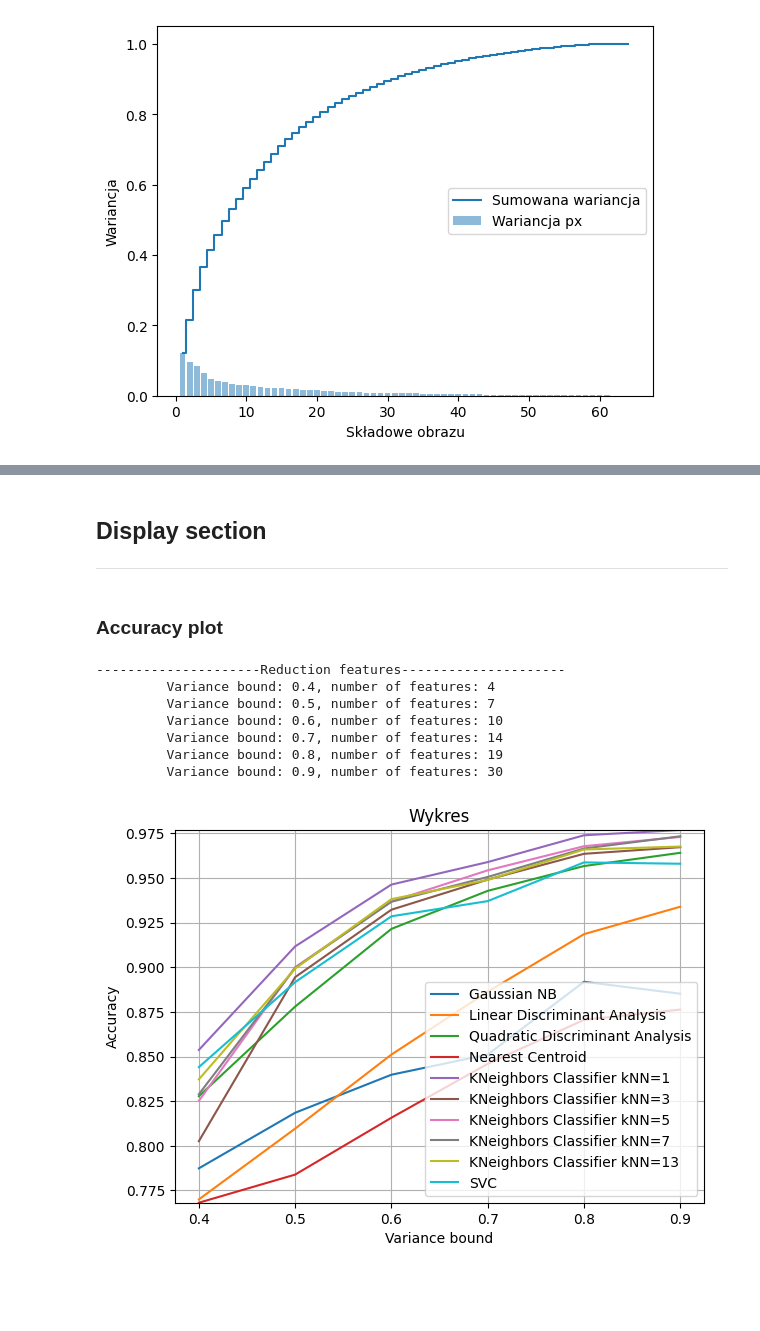
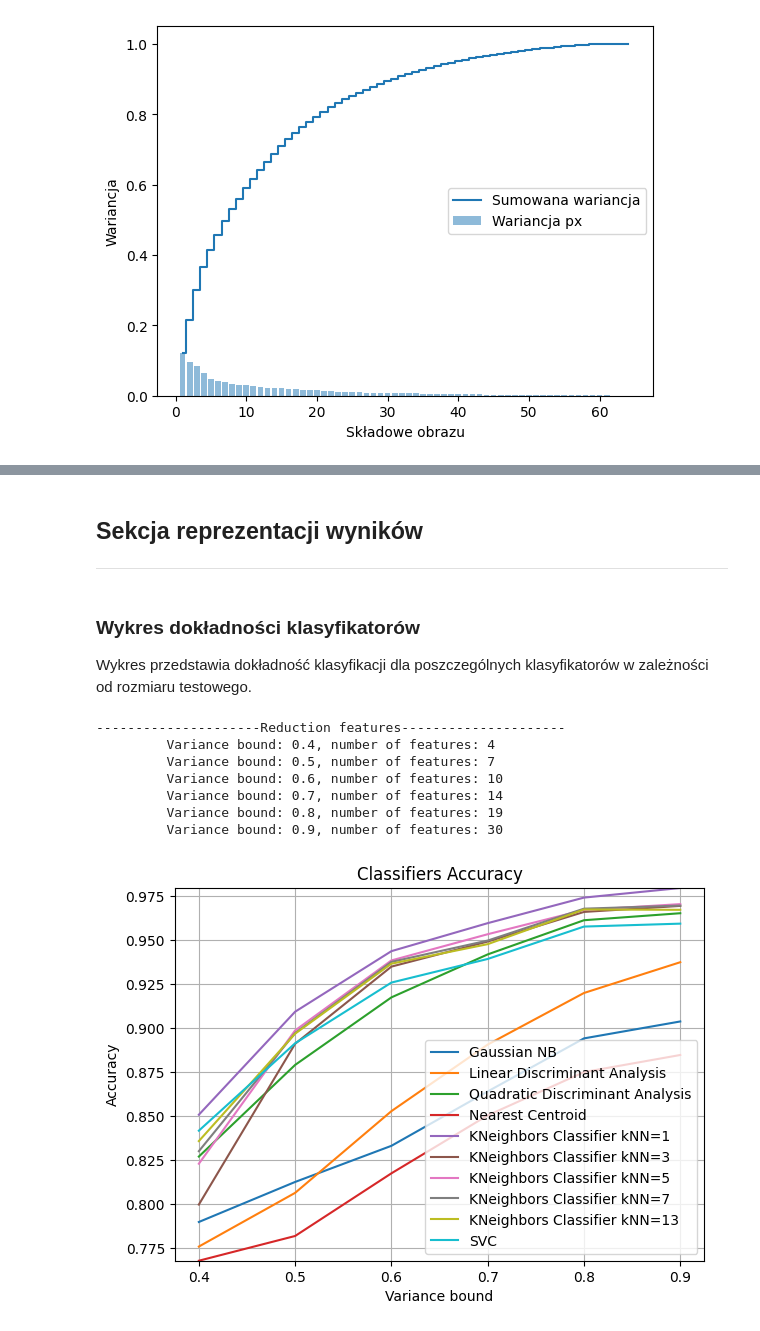
Before and after one commit to BezdzietnyAntoni/MachineLearning, a Jupyter notebook: Project/project_sheet.ipynb, the cells around one changed output, grey strips where cells are left out. Saved outputs shown, nothing was run; the diff lists cells and outputs as text; code cells hidden in the pictures; blank space fills up the shorter version.

```diff
--- a/Project/project_sheet.ipynb
+++ b/Project/project_sheet.ipynb
@@ -145,8 +158,9 @@ for i, t_size in enumerate(TEST_SIZE):
 # Normalize evaluation statistics
 accuracy_matrix /= N_ITER
 
+# Normalize confiusion matrix
 for i in range(confiusion_matrix.shape[0]):
     for j in range(confiusion_matrix.shape[1]):
-        confiusion_matrix[i,j,:,:] = np.round(normalize(confiusion_matrix[i,j,:,:]),2)
+        confiusion_matrix[i,j,:,:] = confiusion_matrix[i,j,:,:] / N_ITER
 # %% [output]
 ----------------------Test 1----------------------
@@ -201,7 +220,7 @@ from sklearn import metrics
 
 # Select display test size variant
 #disp_test_size = TEST_SIZE # Default, for display all confusion matrix
-disp_test_size = [TEST_SIZE[0], TEST_SIZE[-1]]
+disp_test_size = [TEST_SIZE[0], TEST_SIZE[2], TEST_SIZE[-1]]
 
 # Plotting parameters
 n_plots = len(CLASSIFIERS)
@@ -214,14 +233,14 @@ for i, t_size in enumerate(TEST_SIZE):
     if t_size not in disp_test_size:
         continue
     fig, ax = plt.subplots(n_rows,n_cols)
-    fig.set_size_inches(3.5*n_cols, 3.5*n_rows)
+    fig.set_size_inches(4*n_cols, 4*n_rows)
     fig.tight_layout(pad=2)
     fig.suptitle("Test size: {}, N tests: {}".format(t_size, N_ITER), y=1.05)
 
     # Dla każdego klasyfikatora
     for j, classifier in enumerate(CLASSIFIERS):
         disp = metrics.ConfusionMatrixDisplay(confusion_matrix=confiusion_matrix[i,j,:,:], display_labels=digits.target_names)
-        disp.plot(ax=ax[j//n_cols, j%n_cols])
+        disp.plot(ax=ax[j//n_cols, j%n_cols], values_format='.2f')
         ax[j//n_cols, j%n_cols].set_title(CLASSIFIERS_DOCSTR[j])
         disp.im_.colorbar.remove()
 
@@ -341,34 +384,3 @@ plt.ylabel('Wariancja')
 plt.show()
 # %% [output]
 [figure]
-# %%
-from sklearn import metrics
-
-def classifier_test(classifier_model, X_train, X_test, y_train, y_test):
-    """
-    Classifier testing function
-
-    Args:
-        classifier_model (class): Classifier class
-        X_train (np.ndarray): Training set
-        X_test (np.ndarray): Testing set
-        y_train (np.ndarray): Training target
-        y_test (np.ndarray): Testing target
-
-    Returns:
-        [acc, cm] (list): _description_
-    """
-
-    # Uczenie modelu
-    classifier_model.fit(X_train, y_train)
-
-    # Predykcja
-    y_pred = classifier_model.predict(X_test)
-
-    # Jakość klasyfikacji
-    acc = metrics.accuracy_score(y_test, y_pred)
-
-    # Macierz pomyłek
-    cm = metrics.confusion_matrix(y_test, y_pred, labels=classifier_model.classes_)
-
-    return acc, cm
@@ -391,7 +403,7 @@ from sklearn.svm import SVC
 
 VARIANCE_BOUND = [0.4, 0.5, 0.6, 0.7, 0.8, 0.9]  # Variance Bound
 TEST_SIZE = 0.3                               # Testing `test_size` parameter
-N_ITER = 10                                       # Number of iterations for all tests
+N_ITER = 20                                       # Number of iterations for all tests
 
 
 # Classifiers
@@ -500,35 +512,37 @@ Parameters: variance bound: 0.9, test size: 0.3, n_times: 10
-# %% [markdown]
-## Display section
----
-# %% [markdown]
-### Accuracy plot
+# %% [markdown]
+## Sekcja reprezentacji wyników
+---
+# %% [markdown]
+### Wykres dokładności klasyfikatorów
+
+Wykres przedstawia dokładność klasyfikacji dla poszczególnych klasyfikatorów w zależności od rozmiaru testowego.
 # %%
 # Import libraries
 import matplotlib.pyplot as plt
 import numpy as np
 
 print("{:-^60}".format("Reduction features"))
 for var, f in zip(VARIANCE_BOUND, n_features):
     print("\t Variance bound: {}, number of features: {}".format(var, int(np.round(f))))
 
 for j, classifier in enumerate(CLASSIFIERS):
     plt.plot(VARIANCE_BOUND, accuracy_matrix[:,j], label = CLASSIFIERS_DOCSTR[j])
 
 plt.ylim([0 , 1])
 plt.ylim([np.min(accuracy_matrix), np.max(accuracy_matrix)])
 plt.grid(True)
 plt.ylabel("Accuracy")
 plt.xlabel("Variance bound")
-plt.title("Wykres")
+plt.title("Classifiers Accuracy")
 plt.legend()
 plt.tight_layout(pad=1.5)
 plt.show()
 # %% [output]
 ---------------------Reduction features---------------------
          Variance bound: 0.4, number of features: 4
          Variance bound: 0.5, number of features: 7
          Variance bound: 0.6, number of features: 10
          Variance bound: 0.7, number of features: 14
          Variance bound: 0.8, number of features: 19
          Variance bound: 0.9, number of features: 30
-[figure, old version]
+[figure, new version]
```
Also changed, not shown: parts of 36 cells of this notebook, 6 other files.
